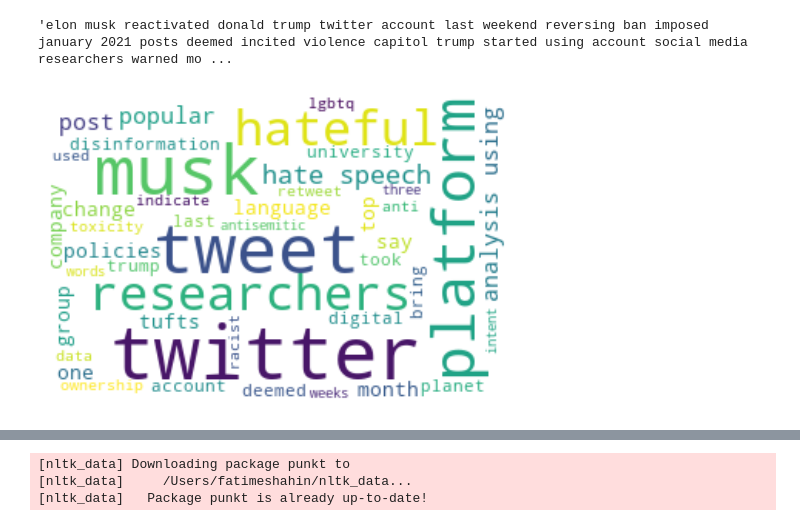
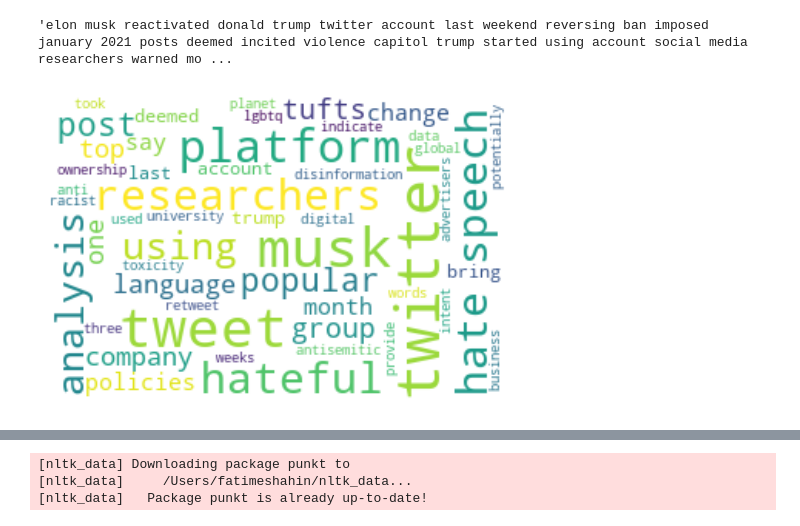
Before and after one commit to nelealyssa/homework-1, a Jupyter notebook: notebooks/03-textmining.ipynb, the cells around one changed output, grey strips where cells are left out. Saved outputs shown, nothing was run; the diff lists cells and outputs as text; code cells hidden in the pictures.

```diff
--- a/notebooks/03-textmining.ipynb
+++ b/notebooks/03-textmining.ipynb
@@ -125,19 +125,19 @@ all_words
 # %%
 import matplotlib.pyplot as plt
 from wordcloud import WordCloud
 
 wordcloud= WordCloud(width=300,
                     height=200,
                     random_state=2,
                     background_color="white",
                     min_font_size=8,
-                    max_font_size=50).generate(all_words)
+                    max_font_size=40).generate(all_words)
 plt.figure(figsize=(7,4))
 plt.imshow(wordcloud, interpolation='bilinear')
 plt.axis('off')
 plt.show;
 # %% [output]
-[figure, old version]
+[figure, new version]
 # %%
 import numpy as np
 
```
Also changed, not shown: parts of 1 cell of this notebook.
